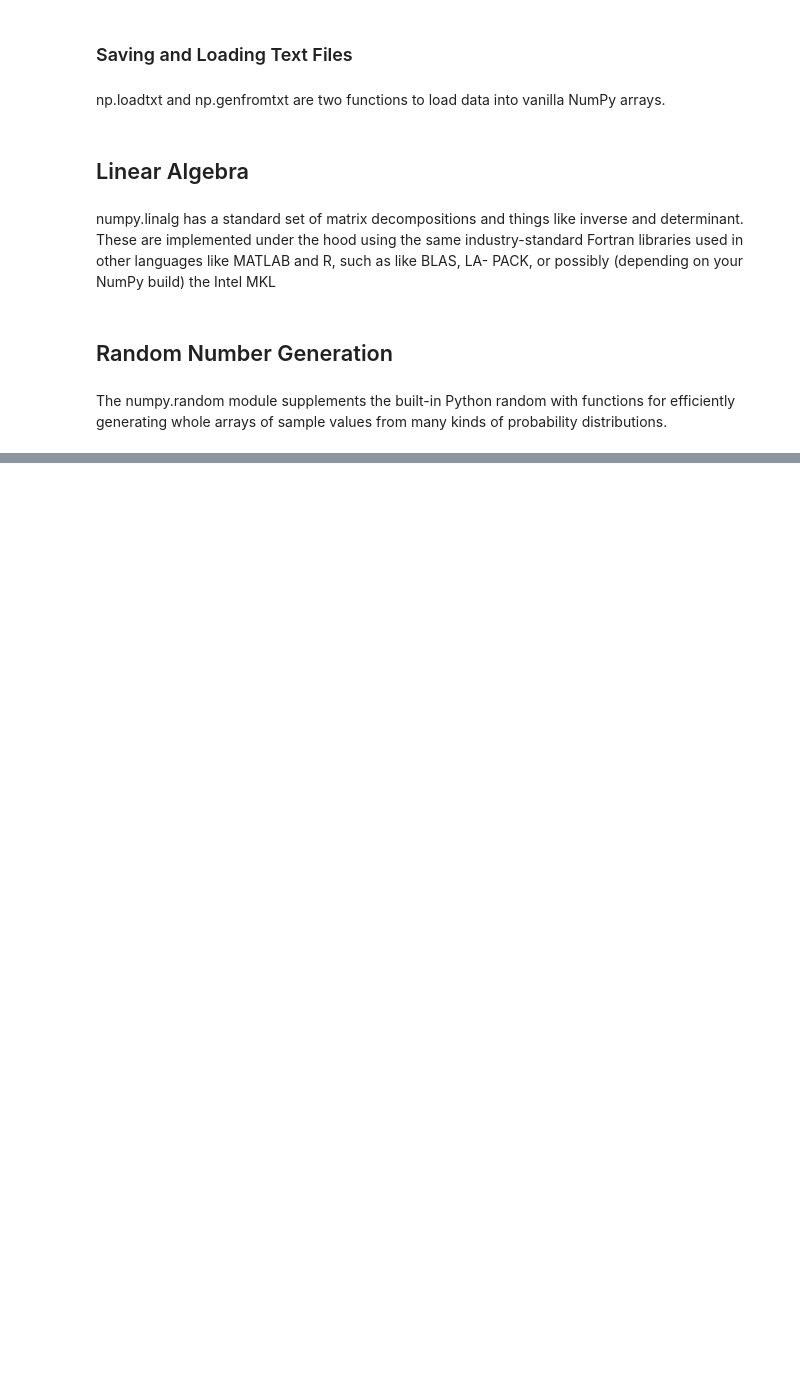
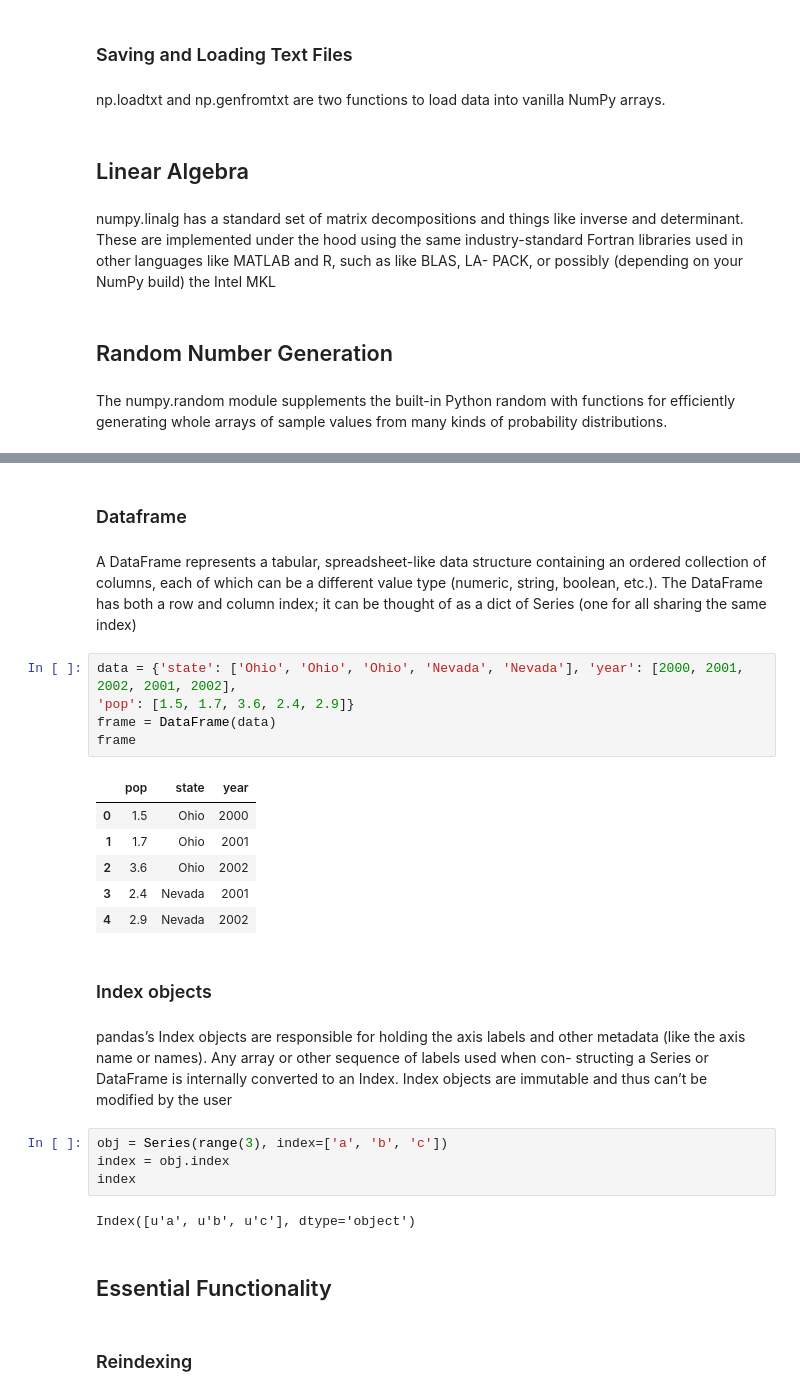
Before and after one commit to reetawwsum/Jupyter-Notebooks, a Jupyter notebook: Python for Data Analysis.ipynb, the cells around one changed output, grey strips where cells are left out. Drawn from its saved outputs; the diff is of its cells as text; blank space fills up the shorter version.

```diff
--- a/Python for Data Analysis.ipynb
+++ b/Python for Data Analysis.ipynb
@@ -750,0 +771,30 @@ The numpy.random module supplements the built-in Python random with functions fo
+# %% [markdown]
+### Dataframe
+# %% [markdown]
+A DataFrame represents a tabular, spreadsheet-like data structure containing an ordered collection of columns, each of which can be a different value type (numeric, string, boolean, etc.). The DataFrame has both a row and column index; it can be thought of as a dict of Series (one for all sharing the same index)
+# %%
+data = {'state': ['Ohio', 'Ohio', 'Ohio', 'Nevada', 'Nevada'], 'year': [2000, 2001, 2002, 2001, 2002],
+'pop': [1.5, 1.7, 3.6, 2.4, 2.9]}
+frame = DataFrame(data)
+frame
+# %% [output]
+|  | pop | state | year |
+| 0 | 1.5 | Ohio | 2000 |
+| 1 | 1.7 | Ohio | 2001 |
+| 2 | 3.6 | Ohio | 2002 |
+| 3 | 2.4 | Nevada | 2001 |
+| 4 | 2.9 | Nevada | 2002 |
+# %% [markdown]
+### Index objects
+# %% [markdown]
+pandas’s Index objects are responsible for holding the axis labels and other metadata (like the axis name or names). Any array or other sequence of labels used when con- structing a Series or DataFrame is internally converted to an Index. Index objects are immutable and thus can’t be modified by the user
+# %%
+obj = Series(range(3), index=['a', 'b', 'c'])
+index = obj.index
+index
+# %% [output]
+Index([u'a', u'b', u'c'], dtype='object')
+# %% [markdown]
+## Essential Functionality
+# %% [markdown]
+### Reindexing
```
Also changed, not shown: parts of 26 cells of this notebook.
